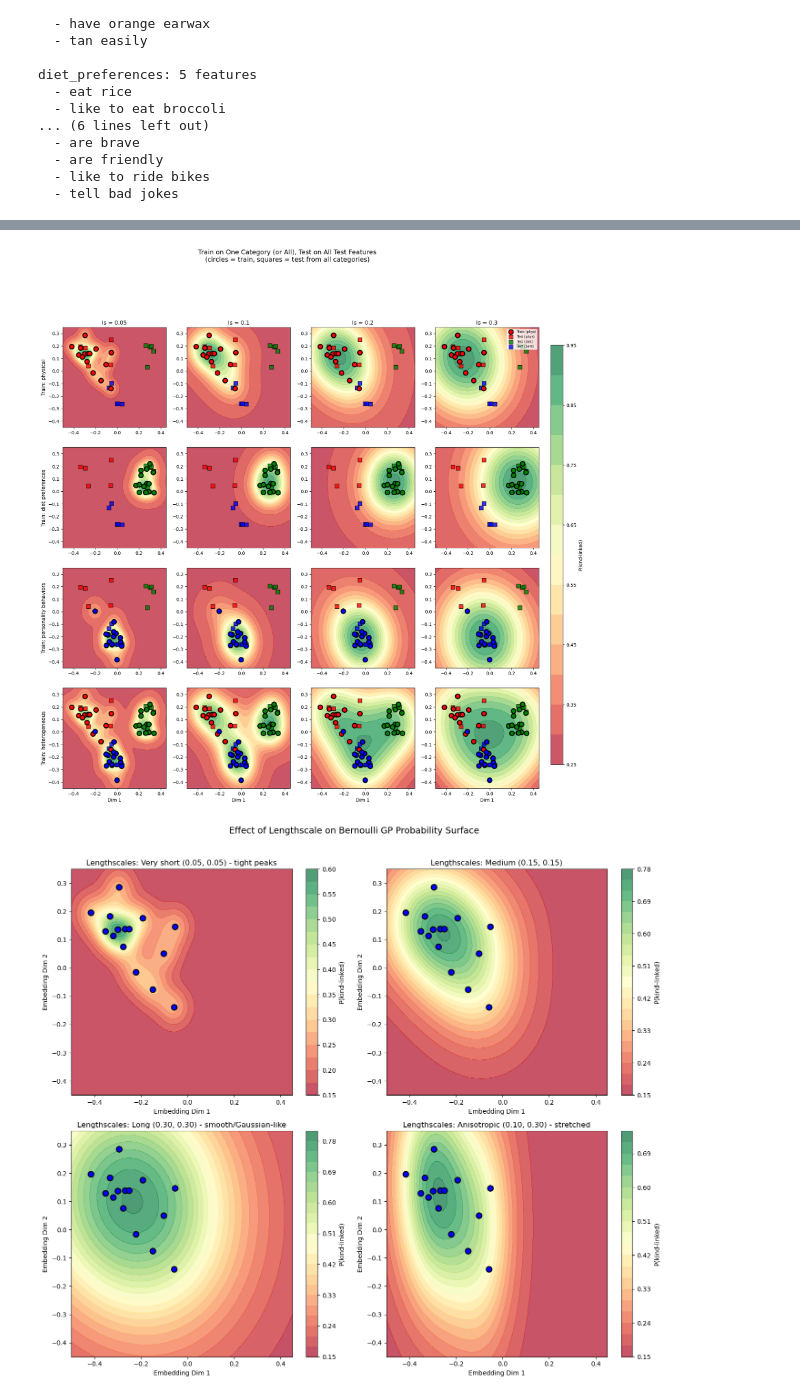
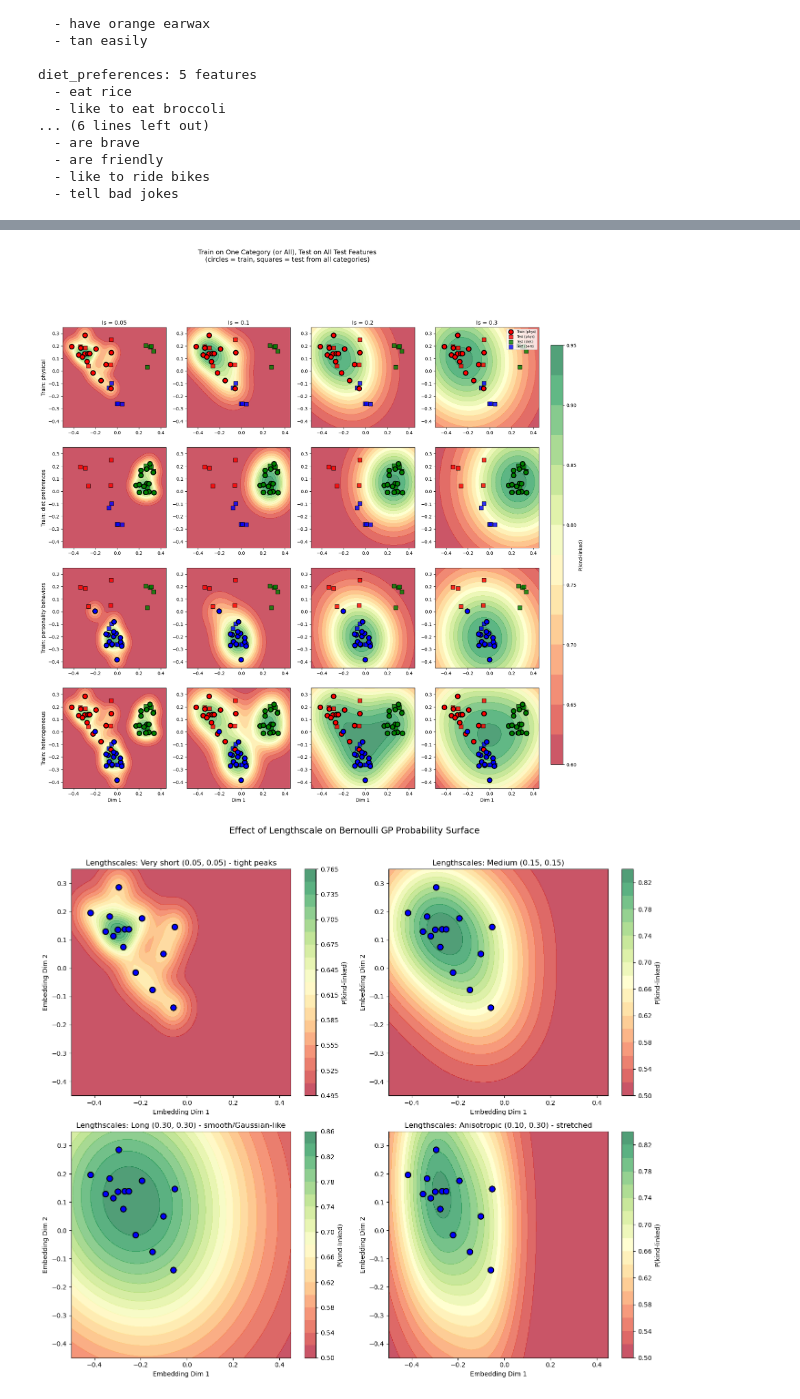
Before and after one commit to mariannazhang/compgenerics, a Jupyter notebook: model/gp/model-gp-study9.ipynb, the cells around one changed output, grey strips where cells are left out. Drawn from its saved outputs; the diff is of its cells as text; code cells hidden in the pictures.

```diff
--- a/model/gp/model-gp-study9.ipynb
+++ b/model/gp/model-gp-study9.ipynb
@@ -134,7 +134,7 @@ all_probs, all_f_mean, all_f_var = gp.laplace_predict(
     X_test=all_coords,
     kernel_params=results['best_params'],
     kernel_name="rbf_2d_ard",
-    prior_mean=-2.0
+    prior_mean=0
 )
 # %%
 # Add predictions to dataframe for analysis
@@ -230,7 +230,7 @@ hetero_results = gp.bernoulli_gp_classify(
     train_labels=hetero_train_labels,
     test_coords=jnp.array(df[['x_2d', 'y_2d']].values),  # dummy, we'll predict separately
     kernel_name="rbf_2d_ard",
-    prior_mean=-2.0,
+    prior_mean=0,
     return_latent=False
 )
 
@@ -246,7 +246,7 @@ hetero_test_probs, _, _ = gp.laplace_predict(
     X_test=hetero_test_coords,
     kernel_params=hetero_results['best_params'],
     kernel_name="rbf_2d_ard",
-    prior_mean=-2.0
+    prior_mean=0
 )
 
 hetero_test_results = {
@@ -265,7 +265,7 @@ gp.visualize_bernoulli_gp(
     feature_names_test=None,
     grid_resolution=60,
     kernel_name="rbf_2d_ard",
-    prior_mean=-2.0,
+    prior_mean=0,
     ax=ax
 )
 ax.set_title('Bernoulli GP: Trained on Heterogenous Training Features, Tested on All Others')
@@ -369,7 +369,7 @@ for ax, (lx, ly, title) in zip(axes, lengthscale_settings):
         X_test=grid_coords,
         kernel_params=manual_params,
         kernel_name="rbf_2d_ard",
-        prior_mean=-2.0
+        prior_mean=0
     )
     probs_grid = probs_grid.reshape(xx.shape)
 
@@ -451,7 +451,7 @@ for row, (train_cat, train_color) in enumerate(training_categories):
             X_test=grid_coords,
             kernel_params=manual_params,
             kernel_name="rbf_2d_ard",
-            prior_mean=-2.0
+            prior_mean=0
         )
         probs_grid = probs_grid.reshape(xx.shape)
 
@@ -504,7 +504,7 @@ plt.suptitle('Train on One Category (or All), Test on All Test Features\n(circle
 # plt.tight_layout(rect=[0, 0, 0.92, 0.98])
 plt.show()
 # %% [output]
-[figure, old version]
+[figure, new version]
 # %%
 # Compare different lengthscales to see how they affect the probability surface
 # Using the physical training data
@@ -534,32 +534,32 @@ for ax, (lx, ly, title) in zip(axes, lengthscale_settings):
 
     # Predict on grid
     probs_grid, _, _ = gp.laplace_predict(
         X_train=train_coords,
         y_train=train_labels,
         X_test=grid_coords,
         kernel_params=manual_params,
         kernel_name="rbf_2d_ard",
-        prior_mean=-2.0
+        prior_mean=0
     )
     probs_grid = probs_grid.reshape(xx.shape)
 
     # Plot
     im = ax.contourf(xx, yy, probs_grid, levels=20, cmap='RdYlGn', alpha=0.7)
     plt.colorbar(im, ax=ax, label='P(kind-linked)')
 
     # Training points
     ax.scatter(train_coords[:, 0], train_coords[:, 1],
                c='blue', s=80, edgecolors='black', linewidths=1.5,
                label='Training', zorder=5)
 
     ax.set_xlabel('Embedding Dim 1')
     ax.set_ylabel('Embedding Dim 2')
     ax.set_title(f'Lengthscales: {title}')
     ax.set_xlim(x_min, x_max)
     ax.set_ylim(y_min, y_max)
 
 plt.suptitle('Effect of Lengthscale on Bernoulli GP Probability Surface', fontsize=14, y=1.02)
 plt.tight_layout()
 plt.show()
 # %% [output]
-[figure, old version]
+[figure, new version]
```
Also changed, not shown: parts of 7 cells of this notebook.
